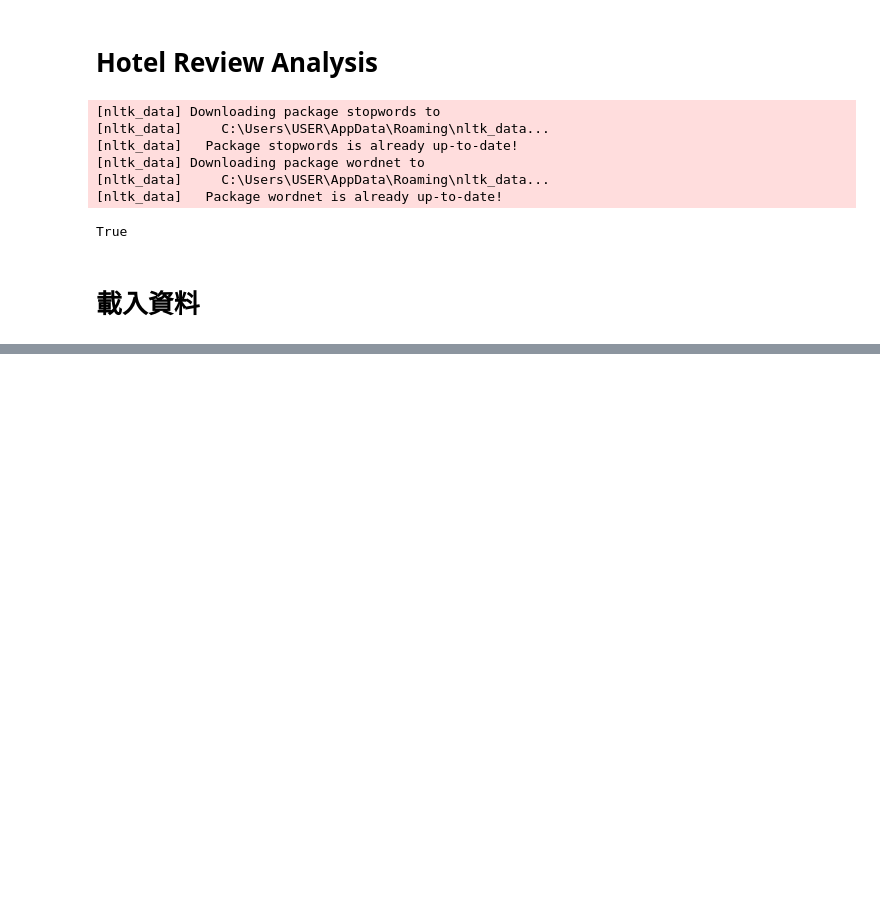
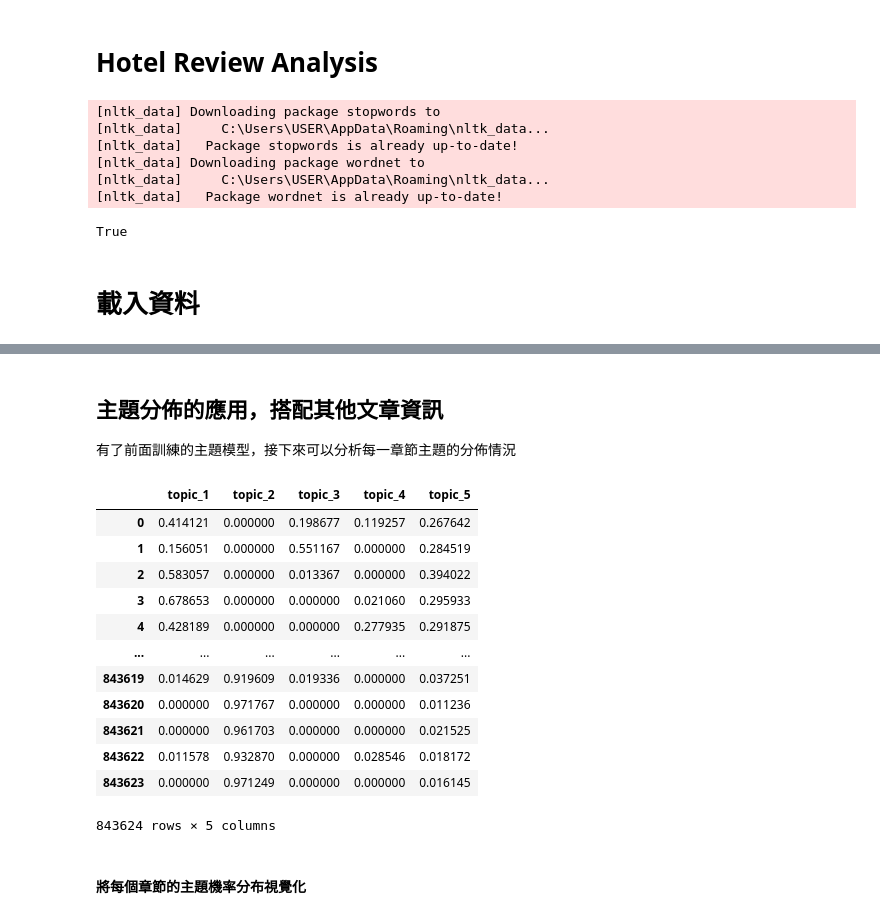
Before and after one commit to RyonnKuo/hotel-ranking-predict-with-reviews, a Jupyter notebook: hotelRanking.ipynb, the cells around one changed output, grey strips where cells are left out. Drawn from its saved outputs; the diff is of its cells as text; code cells hidden in the pictures; blank space fills up the shorter version.

```diff
--- a/hotelRanking.ipynb
+++ b/hotelRanking.ipynb
@@ -204,0 +70,7 @@ Topic #3:
+# %%
+bigram = Phrases(docs, min_count=20)
+for idx in range(len(docs)):
+    for token in bigram[docs[idx]]:
+        if '_' in token:
+            # 將Token (bigram) 加入到docs裡面
+            docs[idx].append(token)
@@ -204,0 +179,21 @@ Topic #3:
+# %%
+# # 只選擇 hotel_class 在 4~5 區間的評論
+group = '4~5'
+lda_model = lda_results[group]['model']
+corpus = lda_results[group]['corpus']
+dictionary = lda_results[group]['dictionary']
+
+# 顯示互動視覺化
+pyLDAvis.enable_notebook()
+graph = pyLDAvis.gensim_models.prepare(lda_model, corpus, dictionary)
+graph
+
+# for group in lda_results:
+#     model = lda_results[group]['model']
+#     corpus = lda_results[group]['corpus']
+#     dictionary = lda_results[group]['dictionary']
+#     vis = pyLDAvis.gensim_models.prepare(model, corpus, dictionary)
+#     vis
+    # 儲存html
+    # pyLDAvis.save_html(vis, f"LDA_visualization_{group}.html")
+    # print(f"Saved: LDA_visualization_{group}.html")
@@ -204,0 +218,28 @@ Topic #3:
+# %% [markdown]
+## 主題分佈的應用，搭配其他文章資訊
+
+有了前面訓練的主題模型，接下來可以分析每一章節主題的分佈情況
+# %%
+# 取得每章的主題分佈
+topics_doc = lda_model.get_document_topics(corpus)
+# %%
+# 將gensim的表示法轉成稀疏矩陣
+m_theta = corpus2csc(topics_doc).T.toarray()
+theta = pd.DataFrame(m_theta, columns=[f"topic_{i+1}" for i in range(m_theta.shape[1])])
+theta
+# %% [output]
+|  | topic_1 | topic_2 | topic_3 | topic_4 | topic_5 |
+| 0 | 0.414121 | 0.000000 | 0.198677 | 0.119257 | 0.267642 |
+| 1 | 0.156051 | 0.000000 | 0.551167 | 0.000000 | 0.284519 |
+| 2 | 0.583057 | 0.000000 | 0.013367 | 0.000000 | 0.394022 |
+| 3 | 0.678653 | 0.000000 | 0.000000 | 0.021060 | 0.295933 |
+| 4 | 0.428189 | 0.000000 | 0.000000 | 0.277935 | 0.291875 |
+| ... | ... | ... | ... | ... | ... |
+| 843619 | 0.014629 | 0.919609 | 0.019336 | 0.000000 | 0.037251 |
+| 843620 | 0.000000 | 0.971767 | 0.000000 | 0.000000 | 0.011236 |
+| 843621 | 0.000000 | 0.961703 | 0.000000 | 0.000000 | 0.021525 |
+| 843622 | 0.011578 | 0.932870 | 0.000000 | 0.028546 | 0.018172 |
+| 843623 | 0.000000 | 0.971249 | 0.000000 | 0.000000 | 0.016145 |
+843624 rows × 5 columns
+# %% [markdown]
+#### 將每個章節的主題機率分布視覺化
```
Also changed, not shown: parts of 15 cells of this notebook, 1 other file.
